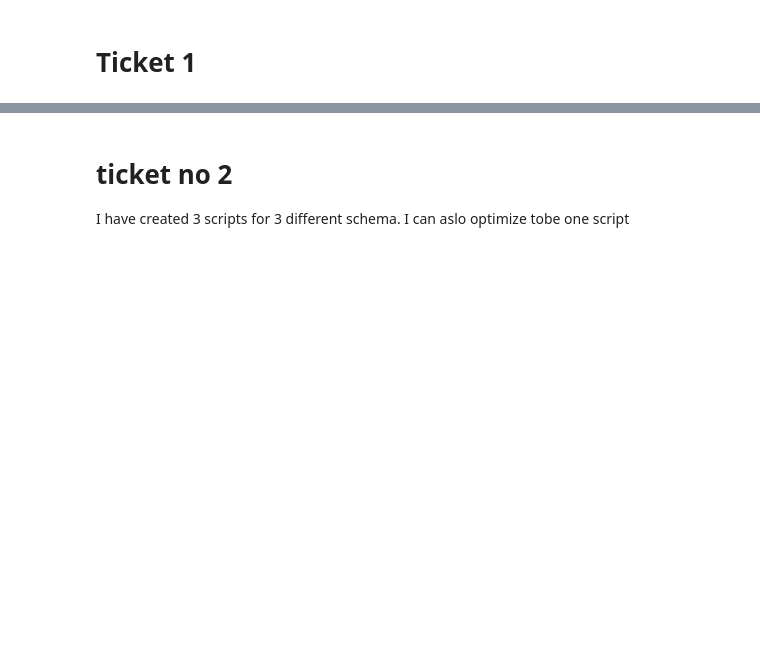
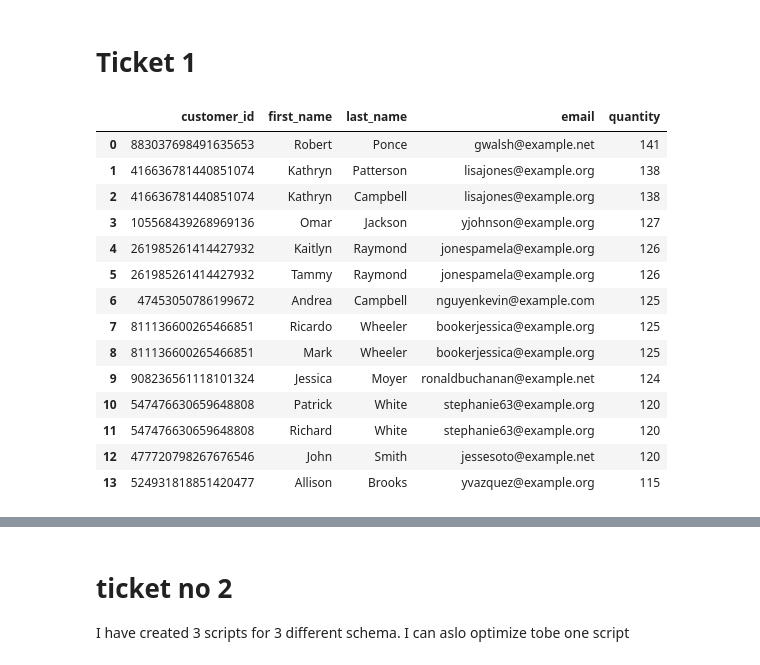
Before and after one commit to ZARAHAMAN/4d-python-assessment, a Jupyter notebook: workbook.ipynb, the cells around one changed output, grey strips where cells are left out. Saved outputs shown, nothing was run; the diff lists cells and outputs as text; code cells hidden in the pictures; blank space fills up the shorter version.

```diff
--- a/workbook.ipynb
+++ b/workbook.ipynb
@@ -279,6 +301,24 @@ df_q1=df_all[['customer_id', 'first_name','last_name', 'email', 'quantity']]
 # I calculating top 10 ranks people for this calculation [dense Ranking]. we also can go as top 10 rank values...
 x=df_q1.drop_duplicates(ignore_index=True)
 x.to_csv('./final_results/sales_report.csv', index=False)
+# %%
+x
+# %% [output]
+|  | customer_id | first_name | last_name | email | quantity |
+| 0 | 883037698491635653 | Robert | Ponce | gwalsh@example.net | 141 |
+| 1 | 416636781440851074 | Kathryn | Patterson | lisajones@example.org | 138 |
+| 2 | 416636781440851074 | Kathryn | Campbell | lisajones@example.org | 138 |
+| 3 | 105568439268969136 | Omar | Jackson | yjohnson@example.org | 127 |
+| 4 | 261985261414427932 | Kaitlyn | Raymond | jonespamela@example.org | 126 |
+| 5 | 261985261414427932 | Tammy | Raymond | jonespamela@example.org | 126 |
+| 6 | 47453050786199672 | Andrea | Campbell | nguyenkevin@example.com | 125 |
+| 7 | 811136600265466851 | Ricardo | Wheeler | bookerjessica@example.org | 125 |
+| 8 | 811136600265466851 | Mark | Wheeler | bookerjessica@example.org | 125 |
+| 9 | 908236561118101324 | Jessica | Moyer | ronaldbuchanan@example.net | 124 |
+| 10 | 547476630659648808 | Patrick | White | stephanie63@example.org | 120 |
+| 11 | 547476630659648808 | Richard | White | stephanie63@example.org | 120 |
+| 12 | 477720798267676546 | John | Smith | jessesoto@example.net | 120 |
+| 13 | 524931818851420477 | Allison | Brooks | yvazquez@example.org | 115 |
 # %%
 # The top 10 people who purchased the largest number of products while being an active member
 
```
Also changed, not shown: parts of 14 cells of this notebook, 11 other files.
